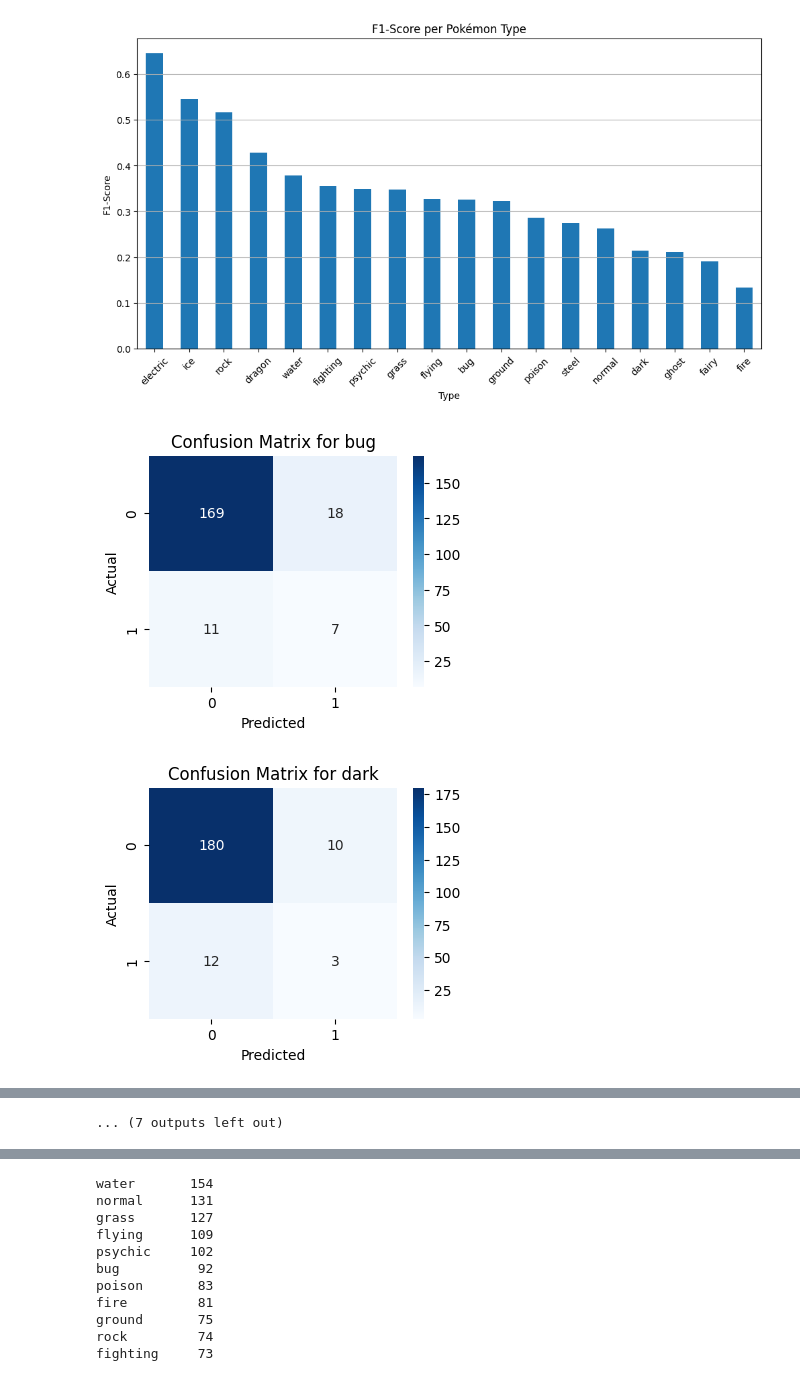
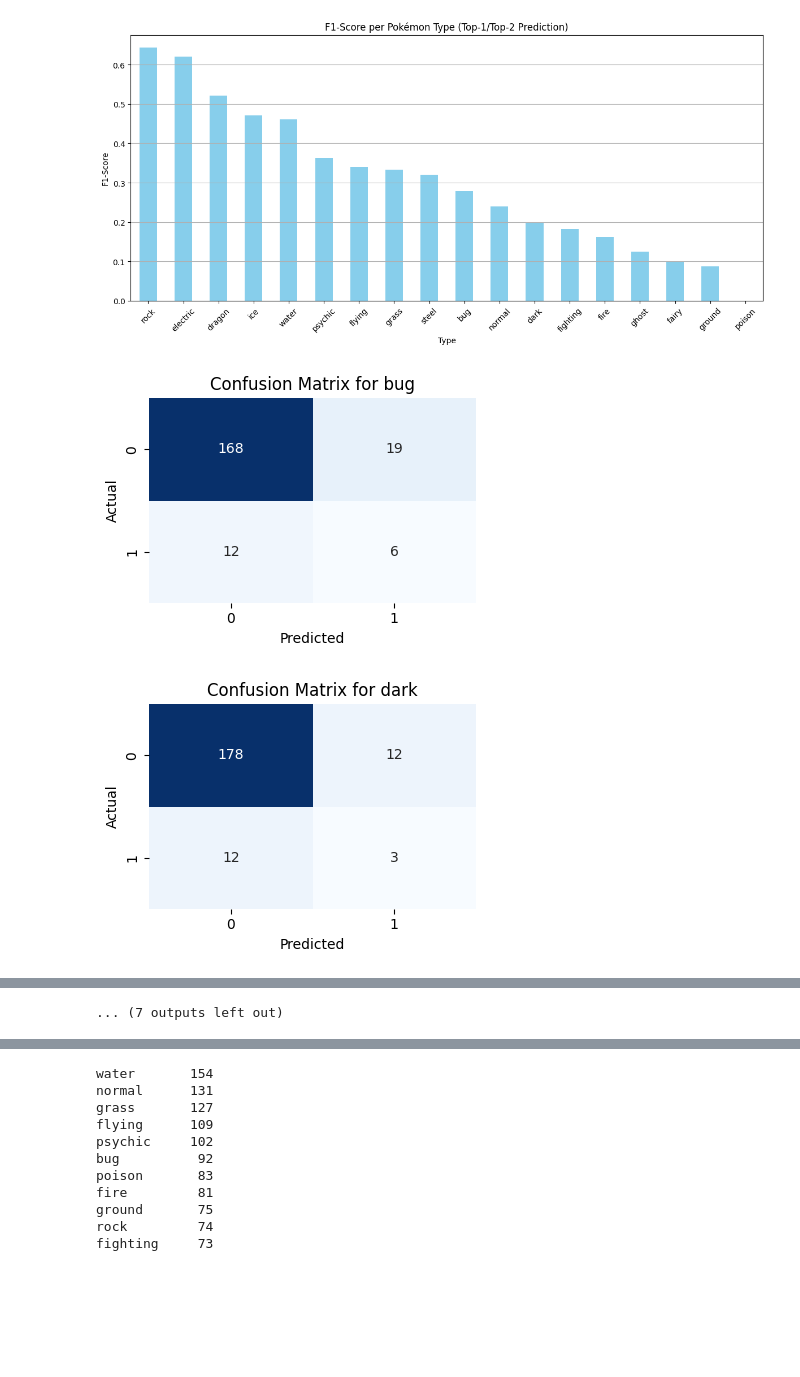
Before and after one commit to Rikkayyy/COSC4337-PokemonTypePredictor, a Jupyter notebook: Model/RNN.ipynb, the cells around one changed output, grey strips where cells are left out. Cells and saved outputs as stored; diff of their text form; code cells hidden in the pictures; blank space fills up the shorter version.

Commit message:
Update RNN to attempt properly predicting 1 or 2 types

```diff
--- a/Model/RNN.ipynb
+++ b/Model/RNN.ipynb
@@ -205,34 +191,45 @@ y_pred = (y_pred_probs > best_thresholds).astype(int)
 # %%
-# Classification report
-report = classification_report(y_test, y_pred, target_names=mlb.classes_, output_dict=True)
+import matplotlib.pyplot as plt
+import seaborn as sns
+from sklearn.metrics import classification_report, multilabel_confusion_matrix
 
-# Convert report to DataFrame for easier visualization
+# Classification Report (per-type F1 scores)
+report = classification_report(
+    y_test,
+    y_pred_labels,
+    target_names=mlb.classes_,
+    output_dict=True
+)
+
+# Convert to DataFrame for plotting
 report_df = pd.DataFrame(report).transpose()
 
-# Display F1 scores per type
+# Plot F1 scores per type
 f1_scores = report_df.loc[mlb.classes_, 'f1-score']
 plt.figure(figsize=(12,6))
-f1_scores.sort_values(ascending=False).plot(kind='bar')
-plt.title('F1-Score per Pokémon Type')
+f1_scores.sort_values(ascending=False).plot(kind='bar', color='skyblue')
+plt.title('F1-Score per Pokémon Type (Top-1/Top-2 Prediction)')
 plt.ylabel('F1-Score')
 plt.xlabel('Type')
 plt.xticks(rotation=45)
 plt.grid(axis='y')
+plt.tight_layout()
 plt.show()
 
-# Confusion matrices
-conf_matrices = multilabel_confusion_matrix(y_test, y_pred)
+# Multilabel confusion matrices
+conf_matrices = multilabel_confusion_matrix(y_test, y_pred_labels)
 
-for idx, type_name in enumerate(mlb.classes_[:18]):
+# Plot each one
+for idx, type_name in enumerate(mlb.classes_):
     cm = conf_matrices[idx]
-    plt.figure(figsize=(4,3))
-    import seaborn as sns
-    sns.heatmap(cm, annot=True, fmt='d', cmap='Blues')
+    plt.figure(figsize=(4, 3))
+    sns.heatmap(cm, annot=True, fmt='d', cmap='Blues', cbar=False)
     plt.title(f'Confusion Matrix for {type_name}')
     plt.xlabel('Predicted')
     plt.ylabel('Actual')
+    plt.tight_layout()
     plt.show()
 # %% [output]
-[figure, old version]
+[figure, new version]
-[figure, old version]
+[figure, new version]
-[figure, old version]
+[figure, new version]
```
Also changed, not shown: parts of 8 cells of this notebook.
